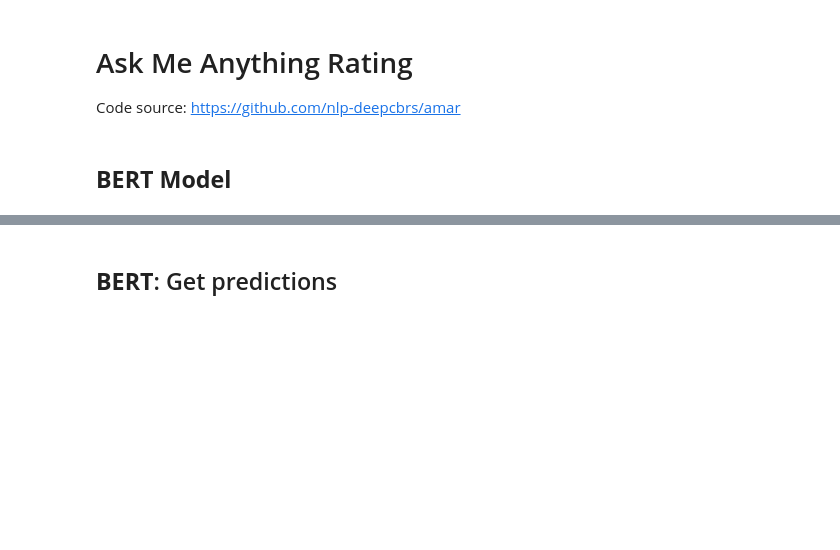
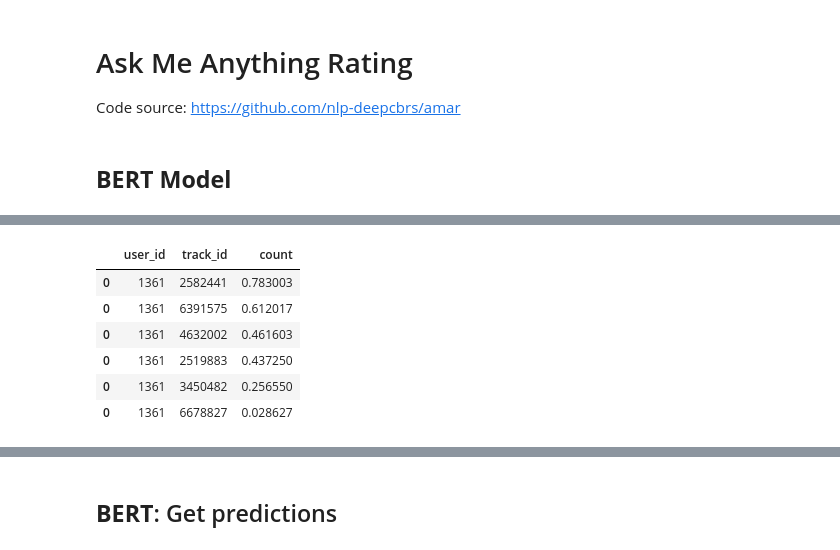
Before and after one commit to Katrin-Leberfinger/Hybrid-gender-debiased-music-recommendation, a Jupyter notebook: AI_MasterThesis_Recommendations_LFM2b.ipynb, the cells around one changed output, grey strips where cells are left out. Saved outputs shown, nothing was run; the diff lists cells and outputs as text; code cells hidden in the pictures; blank space fills up the shorter version.

```diff
--- a/AI_MasterThesis_Recommendations_LFM2b.ipynb
+++ b/AI_MasterThesis_Recommendations_LFM2b.ipynb
@@ -675,0 +724,10 @@ Epoch 0 | Average loss per epoch: Train: 0.6974630605475152 , Val: 0.69390024936
+# %%
+res[res.user_id == 1361].sort_values('count', ascending=False)
+# %% [output]
+|  | user_id | track_id | count |
+| 0 | 1361 | 2582441 | 0.783003 |
+| 0 | 1361 | 6391575 | 0.612017 |
+| 0 | 1361 | 4632002 | 0.461603 |
+| 0 | 1361 | 2519883 | 0.437250 |
+| 0 | 1361 | 3450482 | 0.256550 |
+| 0 | 1361 | 6678827 | 0.028627 |
```
Also changed, not shown: parts of 19 cells of this notebook.
